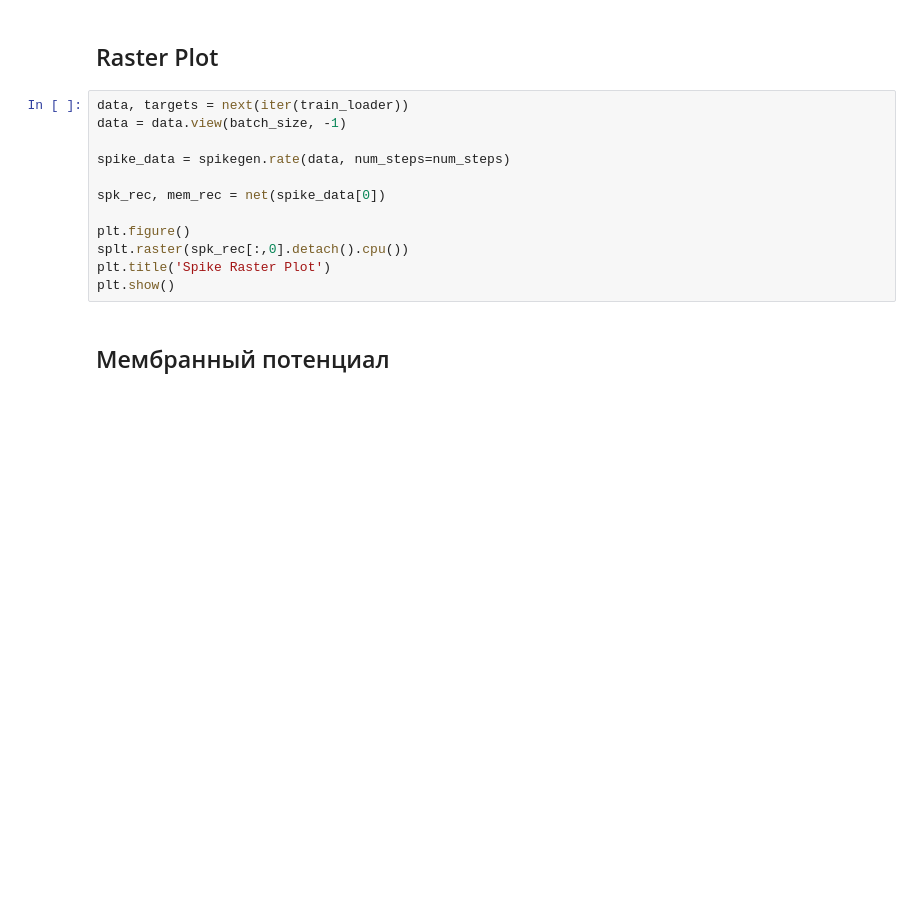
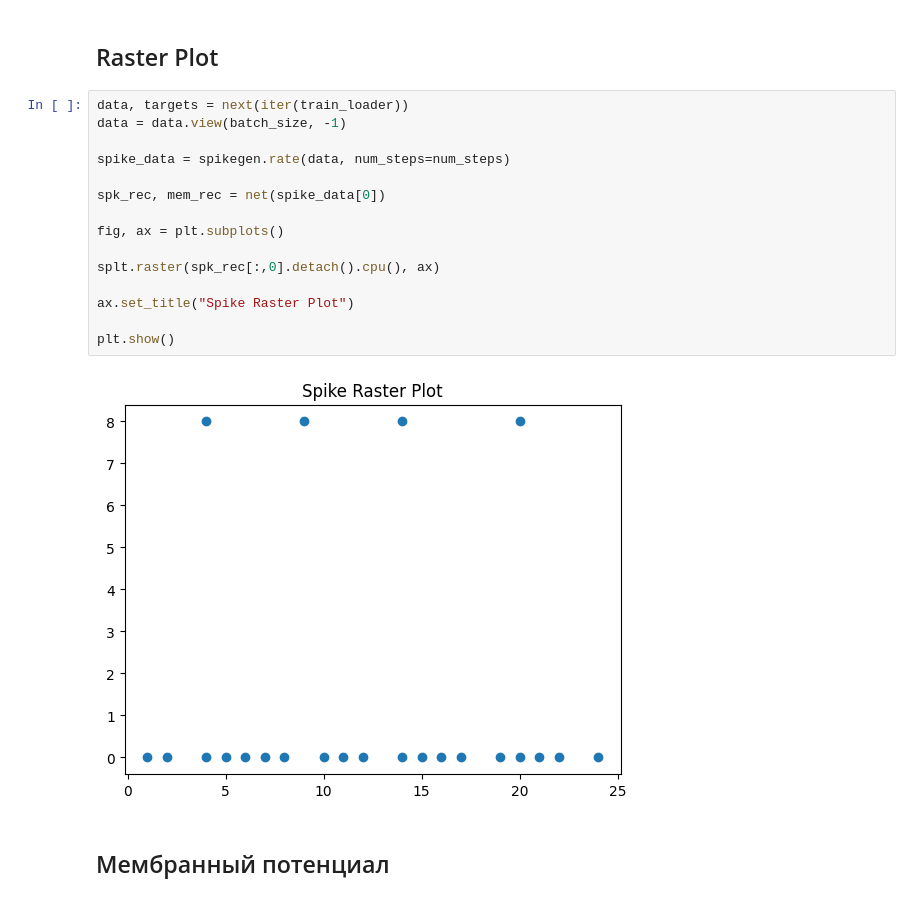
Before and after one commit to Reful4ent/NYC_LAB, a Jupyter notebook: snn_mnist_rate_coding.ipynb, the cells around one changed output. Saved outputs shown, nothing was run; the diff lists cells and outputs as text; blank space fills up the shorter version.

```diff
--- a/snn_mnist_rate_coding.ipynb
+++ b/snn_mnist_rate_coding.ipynb
@@ -136,15 +126,20 @@ print('Training loss:', np.mean(loss_hist))
 # %%
 data, targets = next(iter(train_loader))
 data = data.view(batch_size, -1)
 
 spike_data = spikegen.rate(data, num_steps=num_steps)
 
 spk_rec, mem_rec = net(spike_data[0])
 
-plt.figure()
-splt.raster(spk_rec[:,0].detach().cpu())
-plt.title('Spike Raster Plot')
+fig, ax = plt.subplots()
+
+splt.raster(spk_rec[:,0].detach().cpu(), ax)
+
+ax.set_title("Spike Raster Plot")
+
 plt.show()
+# %% [output]
+[figure, added]
 # %% [markdown]
 ## Мембранный потенциал
 # %%
```
Also changed, not shown: parts of 6 cells of this notebook.
